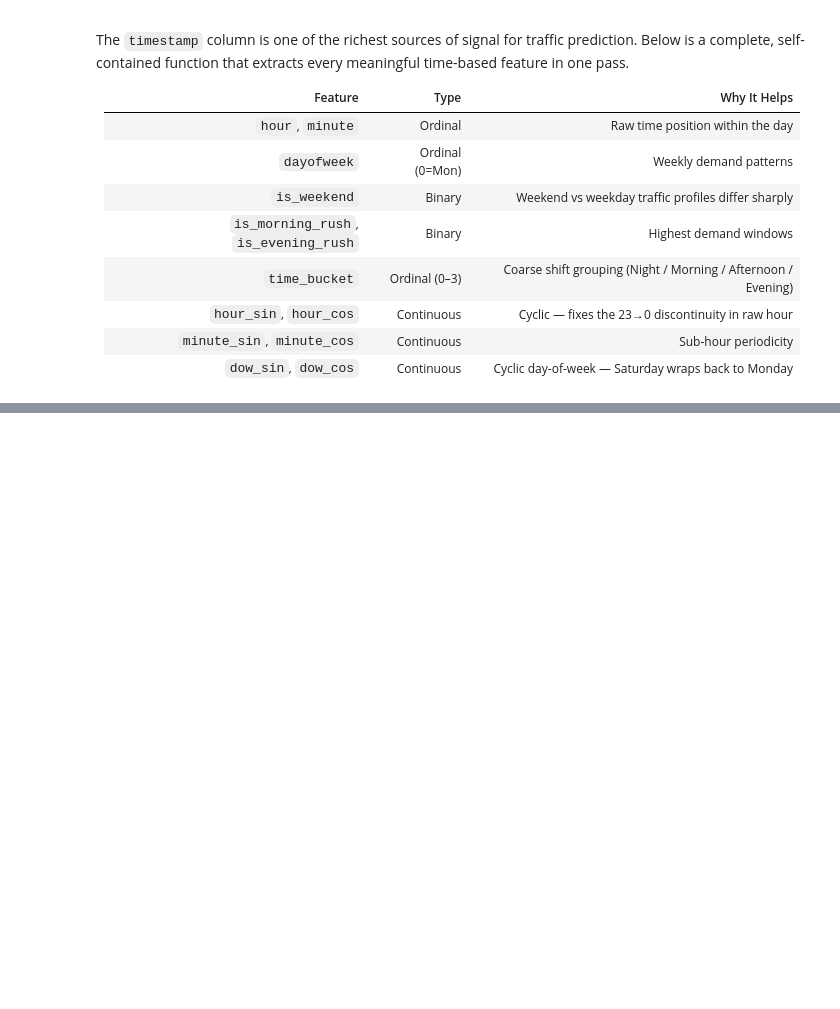
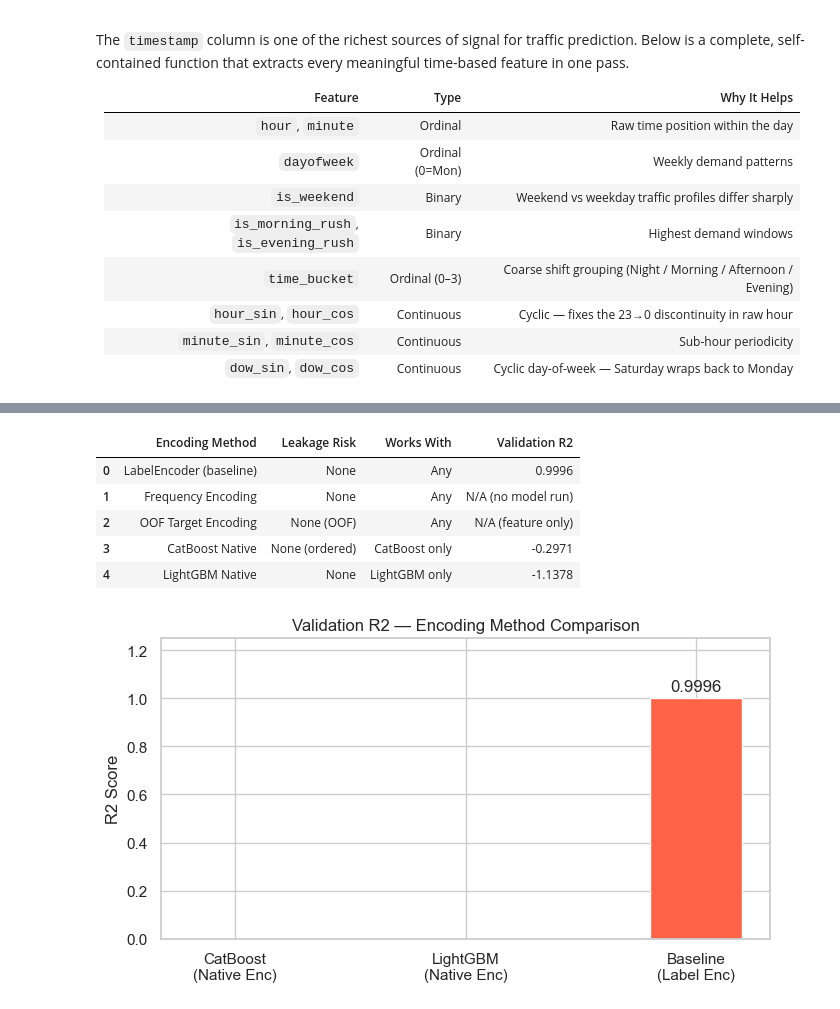
Before and after one commit to Vishallakshmikanthan/GridLock_traffic-demand-prediction, a Jupyter notebook: notebooks/01_EDA.ipynb, the cells around one changed output, grey strips where cells are left out. Drawn from its saved outputs; the diff is of its cells as text; code cells hidden in the pictures; blank space fills up the shorter version.

```diff
--- a/notebooks/01_EDA.ipynb
+++ b/notebooks/01_EDA.ipynb
@@ -751,0 +781,11 @@ plt.show()
+# %%
+# Frequency encoding — computed on train only, mapped to test (no leakage)
+freq_map = train_feat['geohash'].value_counts()                  # counts per geohash
+freq_norm = freq_map / freq_map.max()                            # normalise to [0, 1]
+
+train_feat['geohash_freq'] = train_feat['geohash'].map(freq_norm)
+test_feat['geohash_freq']  = test_feat['geohash'].map(freq_norm).fillna(0)
+
+print("Frequency encoding — top 5 geohashes by frequency:")
+print(freq_map.head())
+display(train_feat[['geohash', 'geohash_freq']].drop_duplicates().sort_values('geohash_freq', ascending=False).head(8))
@@ -751,0 +1010,30 @@ plt.show()
+# %%
+# Comparison summary across all encoding strategies
+summary = pd.DataFrame({
+    'Encoding Method':  ['LabelEncoder (baseline)', 'Frequency Encoding',
+                         'OOF Target Encoding', 'CatBoost Native', 'LightGBM Native'],
+    'Leakage Risk':     ['None', 'None', 'None (OOF)', 'None (ordered)', 'None'],
+    'Works With':       ['Any', 'Any', 'Any', 'CatBoost only', 'LightGBM only'],
+    'Validation R2':    [round(r2, 4), 'N/A (no model run)',
+                         'N/A (feature only)', round(r2_cb, 4), round(r2_lgb, 4)],
+})
+display(summary)
+
+# Bar chart of model R2 scores
+scores = {'CatBoost\n(Native Enc)': r2_cb, 'LightGBM\n(Native Enc)': r2_lgb, 'Baseline\n(Label Enc)': r2}
+plt.figure(figsize=(7, 4))
+bars = plt.bar(scores.keys(), scores.values(), color=['steelblue', 'seagreen', 'tomato'], width=0.4)
+plt.bar_label(bars, fmt='%.4f', padding=3)
+plt.ylim(0, max(scores.values()) * 1.25)
+plt.title('Validation R2 — Encoding Method Comparison')
+plt.ylabel('R2 Score')
+plt.tight_layout()
+plt.show()
+# %% [output]
+|  | Encoding Method | Leakage Risk | Works With | Validation R2 |
+| 0 | LabelEncoder (baseline) | None | Any | 0.9996 |
+| 1 | Frequency Encoding | None | Any | N/A (no model run) |
+| 2 | OOF Target Encoding | None (OOF) | Any | N/A (feature only) |
+| 3 | CatBoost Native | None (ordered) | CatBoost only | -0.2971 |
+| 4 | LightGBM Native | None | LightGBM only | -1.1378 |
+[figure, added]
```
Also changed, not shown: parts of 18 cells of this notebook, 7 other files.
